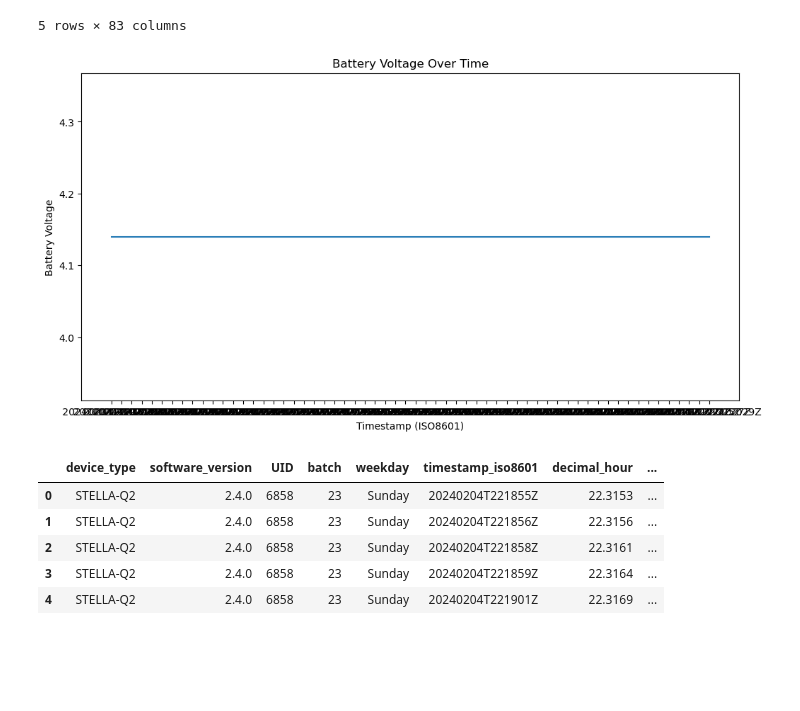
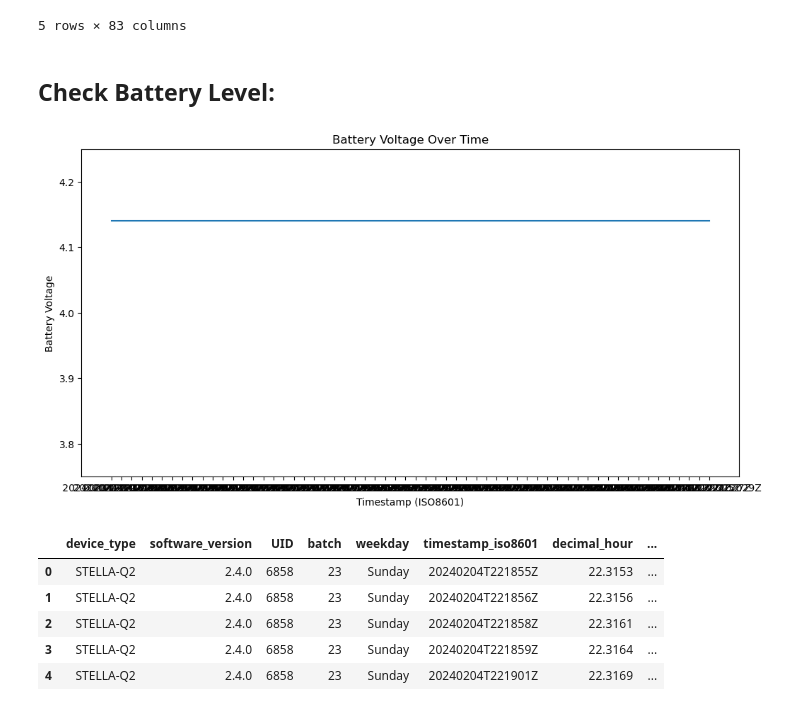
Before and after one commit to Philliec459/Science-and-Technology-Society-Use-of-NASA-STELLA-Q2-Spectrometer, a Jupyter notebook: STELLA_brief.ipynb, the cells around one changed output. Cells and saved outputs as stored; diff of their text form; code cells hidden in the pictures; blank space fills up the shorter version.

```diff
--- a/STELLA_brief.ipynb
+++ b/STELLA_brief.ipynb
@@ -79,13 +89,16 @@ df.head()
 # %%
 # Remove leading/trailing whitespaces in column names
 df.columns = df.columns.str.strip()
+# %% [markdown]
+## Check Battery Level:
 # %%
 plt.figure(figsize=(12, 6))
 plt.plot(df['timestamp_iso8601'], df['battery_voltage'])
+plt.ylim(3.75,4.25)
 plt.xlabel('Timestamp (ISO8601)')
 plt.ylabel('Battery Voltage')
 plt.title('Battery Voltage Over Time')
 plt.show()
 # %% [output]
-[figure, old version]
+[figure, new version]
 # %%
```
Also changed, not shown: parts of 20 cells of this notebook, 2 other files.
